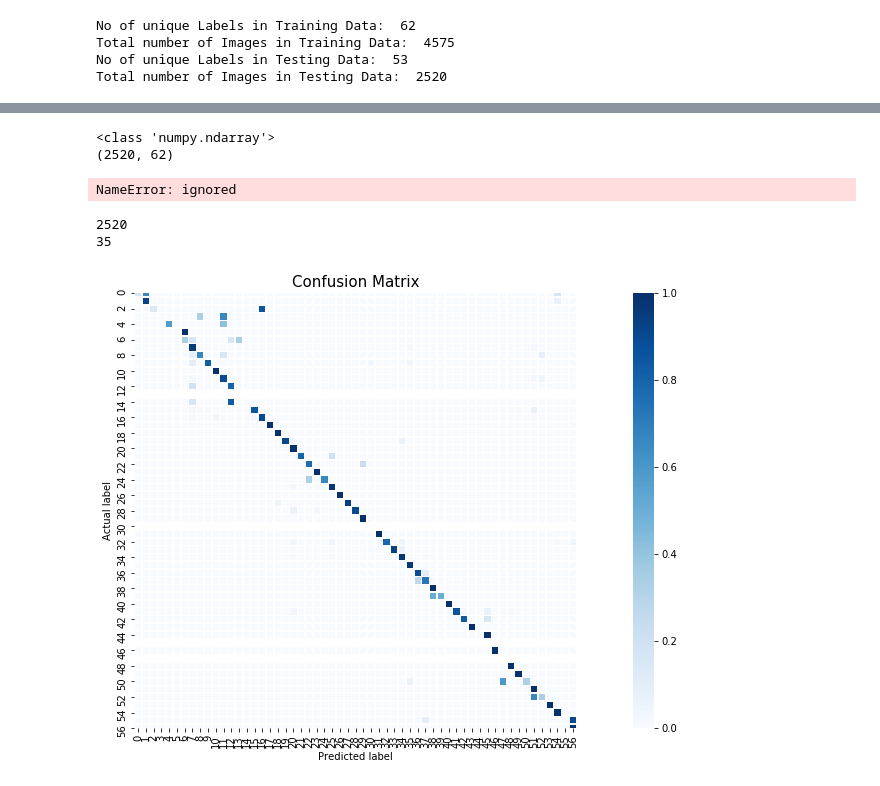
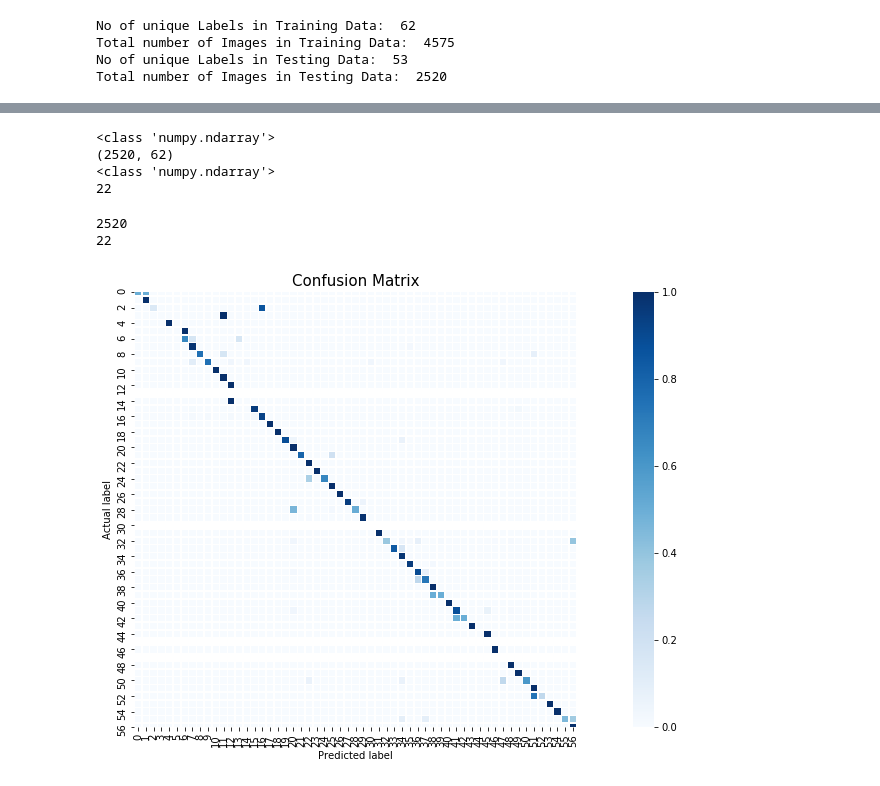
Before and after one commit to radicalcoder/ML-Project, a Jupyter notebook: ML_Project.ipynb, the cells around one changed output, grey strips where cells are left out. Drawn from its saved outputs; the diff is of its cells as text; code cells hidden in the pictures.

```diff
--- a/ML_Project.ipynb
+++ b/ML_Project.ipynb
@@ -201,7 +181,6 @@ for i in testing_images:
   reshape_images_testing.append(skimage.transform.resize(i,(32,32), mode ='constant'))
 
 reshape_images_testing= np.array(reshape_images_testing) #Keras requires our images and labels to be in numpy arrays
-#reshape_images_testing = reshape_images_testing.astype('float32')
 print(reshape_images_testing.shape)
 
 #Converting RGB reshaped images to grayscale images
@@ -210,9 +189,8 @@ for i in reshape_images_testing:
   grayscale_images_testing.append(color.rgb2gray(i))
 
 grayscale_images_testing= np.array(grayscale_images_testing) #Keras requires our images and labels to be in numpy arrays
-#grayscale_images_testing = reshape_images_testing.astype('float32')
 
-print("gray")
+print("Grayscale")
 print(grayscale_images_testing[0].shape)
 
 image_expanded_testing = grayscale_images_testing[:, :, :, np.newaxis]  #converting imags from 32x32 to 32x32x1
@@ -222,19 +200,5 @@ print(grayscale_images_testing[0].shape)
 
 #display_images_and_labels(testing_images,testing_labels)
 #display_images_and_labels(grayscale_images_testing, testing_labels)
-
-"""
-
-print("Grayscale testing images")
-print(len(grayscale_images_testing))
-for i in grayscale_images_testing[:10]:
-  print("shape: {0}, min: {1}, max: {2}".format(i.shape, i.min(), i.max()))
-
-print("Reshaped testing Images ")
-
-for i in reshape_images_testing[:10]:
-  print("shape: {0}, min: {1}, max: {2}".format(i.shape, i.min(), i.max()))
-
-"""
 # %% [output]
 (2520, 32, 32, 3)
@@ -381,9 +334,9 @@ OSError: ignored
 # %%
 #Predicting Traffic Signs
-y_te_pred = model_gen.predict_classes(grayscale_images_testing, batch_size=batch_size, verbose =1)
-print(y_te_pred.shape)
-print(type(y_te_pred))
+test_predictions = model_gen.predict_classes(grayscale_images_testing, batch_size=batch_size, verbose =1)
+print(test_predictions.shape)
+print(type(test_predictions))
 pred_value=6
-print(y_te_pred[pred_value])
+print(test_predictions[pred_value])
 print(testing_labels[pred_value])
 # %% [output]
@@ -484,46 +437,47 @@ def full_multiclass_report(model,
 # %%
 print(type(labels_test))
 print(labels_test.shape)
-print(type(y_te_pred))
-print(y_te_pred[0])
+print(type(test_predictions))
+print(test_predictions[0])
 # %% [output]
 <class 'numpy.ndarray'>
 (2520, 62)
+<class 'numpy.ndarray'>
+22
-NameError: ignored
 # %%
 classes = list(range(0,62))
 y=[]
 y_pred = []
 
 for i in range(labels_test.shape[0]):
 
   for j in range(len(classes)):
 
     if(labels_test[i][j]==1):
       y.append(j)
       #print(y)
 
 
 print(len(y))
 print(y[0])
 
 #Confusion Matrix for testing data
-cm_test = confusion_matrix(y, y_te_pred)
+cm_test = confusion_matrix(y, test_predictions)
 cm_test = cm_test.astype('float') / cm_test.sum(axis=1)[:, np.newaxis]  #To nomalize the confusion matrix
 
 d_cm_test=np.diagonal(cm_test)
-acc_score_test = accuracy_score(y, y_te_pred)
+acc_score_test = accuracy_score(y, test_predictions)
 
 import seaborn as sns
 f = plt.figure(figsize=(20,8))
 ax=f.add_subplot(1,1,1)
 sns.heatmap(cm_test, annot=False, fmt=".2f", linewidths=.5, square = True, cmap = 'Blues',ax=ax, vmin=0, vmax=1)
 ax.set_xlabel('Predicted label')
 ax.set_ylabel('Actual label')
 'Accuracy Score: {0}'.format(acc_score_test)
 ax.set_title('Confusion Matrix', size = 15);
 plt.show()
 # %% [output]
 2520
-35
+22
-[figure, old version]
+[figure, new version]
```
Also changed, not shown: parts of 11 cells of this notebook.
